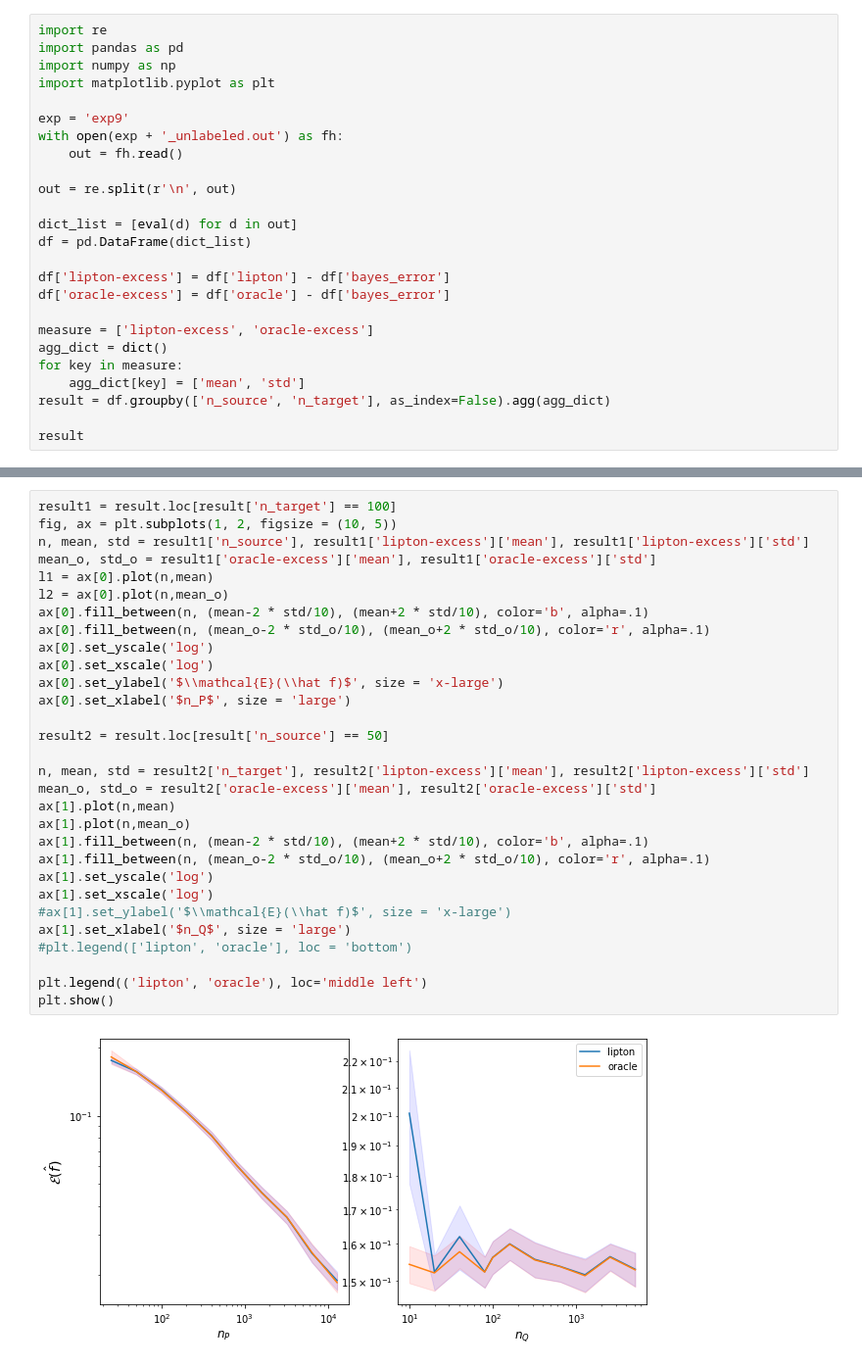
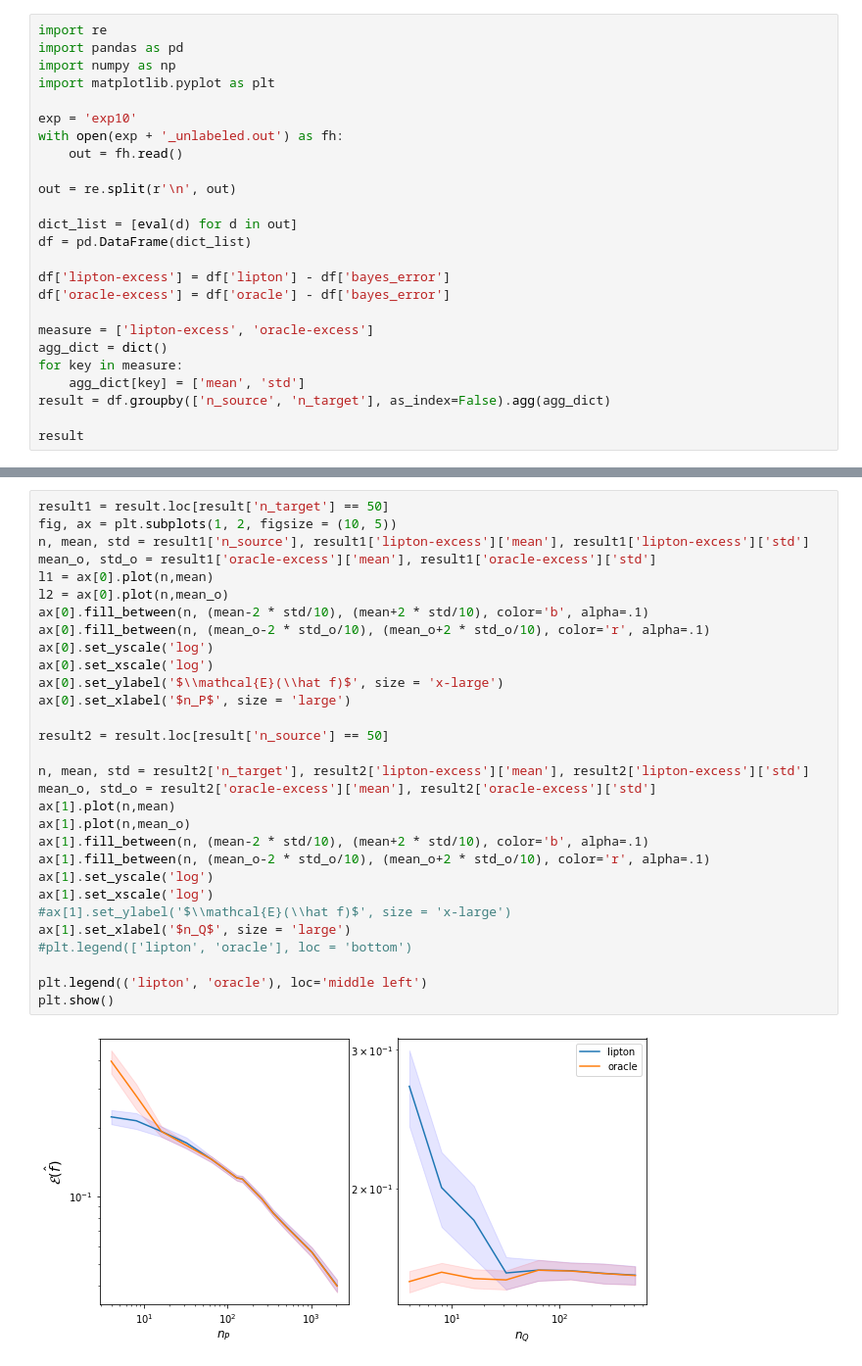
Before and after one commit to smaityumich/label-shift, a Jupyter notebook: plots.ipynb, the cells around one changed output, grey strips where cells are left out. Shown at 98% size. Drawn from its saved outputs; the diff is of its cells as text.

```diff
--- a/plots.ipynb
+++ b/plots.ipynb
@@ -4,7 +4,7 @@ import pandas as pd
 import numpy as np
 import matplotlib.pyplot as plt
 
-exp = 'exp9'
+exp = 'exp10'
 with open(exp + '_unlabeled.out') as fh:
     out = fh.read()
 
@@ -45,35 +45,35 @@ result
 # %%
-result1 = result.loc[result['n_target'] == 100]
+result1 = result.loc[result['n_target'] == 50]
 fig, ax = plt.subplots(1, 2, figsize = (10, 5))
 n, mean, std = result1['n_source'], result1['lipton-excess']['mean'], result1['lipton-excess']['std']
 mean_o, std_o = result1['oracle-excess']['mean'], result1['oracle-excess']['std']
 l1 = ax[0].plot(n,mean)
 l2 = ax[0].plot(n,mean_o)
 ax[0].fill_between(n, (mean-2 * std/10), (mean+2 * std/10), color='b', alpha=.1)
 ax[0].fill_between(n, (mean_o-2 * std_o/10), (mean_o+2 * std_o/10), color='r', alpha=.1)
 ax[0].set_yscale('log')
 ax[0].set_xscale('log')
 ax[0].set_ylabel('$\\mathcal{E}(\\hat f)$', size = 'x-large')
 ax[0].set_xlabel('$n_P$', size = 'large')
 
 result2 = result.loc[result['n_source'] == 50]
 
 n, mean, std = result2['n_target'], result2['lipton-excess']['mean'], result2['lipton-excess']['std']
 mean_o, std_o = result2['oracle-excess']['mean'], result2['oracle-excess']['std']
 ax[1].plot(n,mean)
 ax[1].plot(n,mean_o)
 ax[1].fill_between(n, (mean-2 * std/10), (mean+2 * std/10), color='b', alpha=.1)
 ax[1].fill_between(n, (mean_o-2 * std_o/10), (mean_o+2 * std_o/10), color='r', alpha=.1)
 ax[1].set_yscale('log')
 ax[1].set_xscale('log')
 #ax[1].set_ylabel('$\\mathcal{E}(\\hat f)$', size = 'x-large')
 ax[1].set_xlabel('$n_Q$', size = 'large')
 #plt.legend(['lipton', 'oracle'], loc = 'bottom')
 
 plt.legend(('lipton', 'oracle'), loc='middle left')
 plt.show()
 # %% [output]
-[figure, old version]
+[figure, new version]
 # %%
 with open(exp + '_labeled.out') as fh:
     out = fh.read()
```
Also changed, not shown: parts of 3 cells of this notebook, 6 other files.
